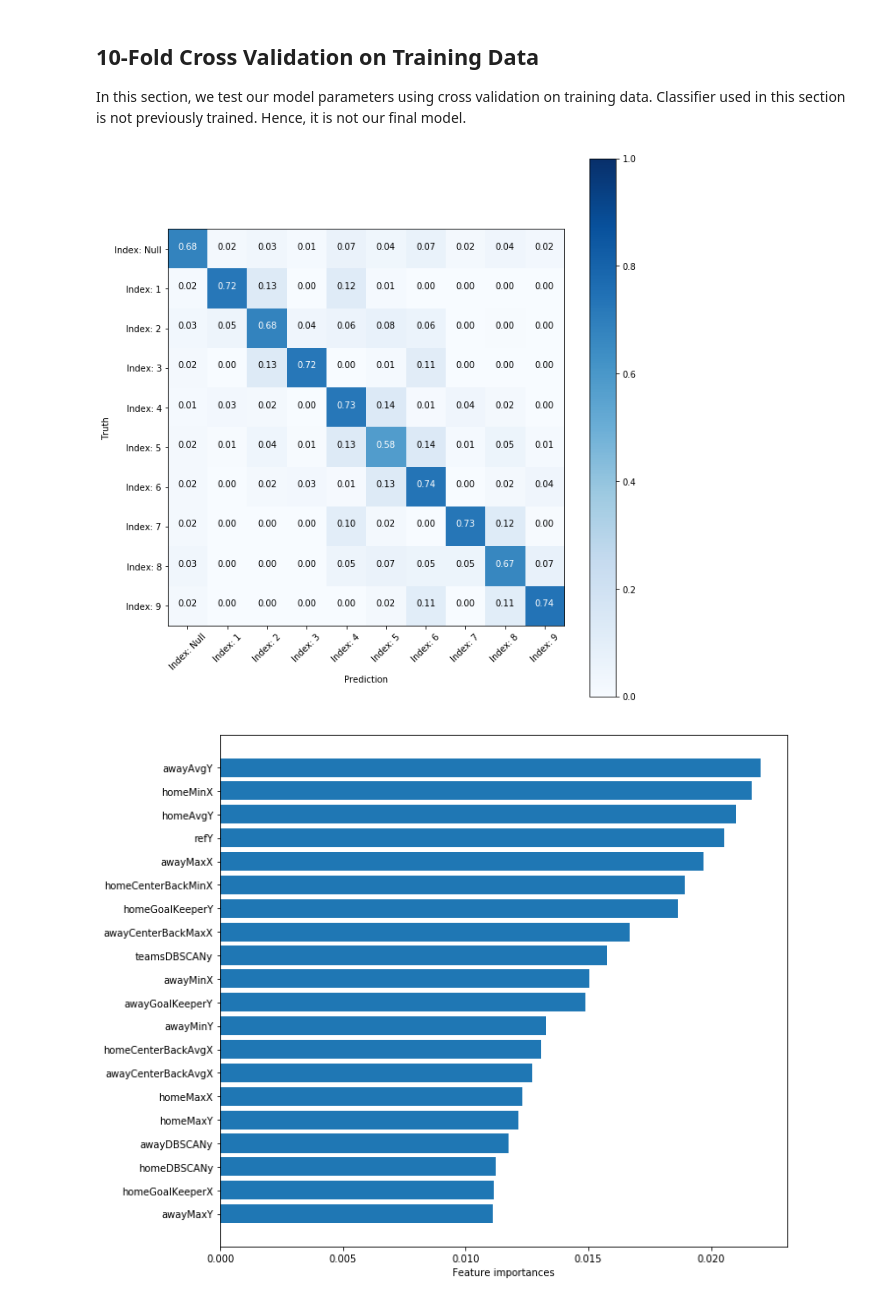
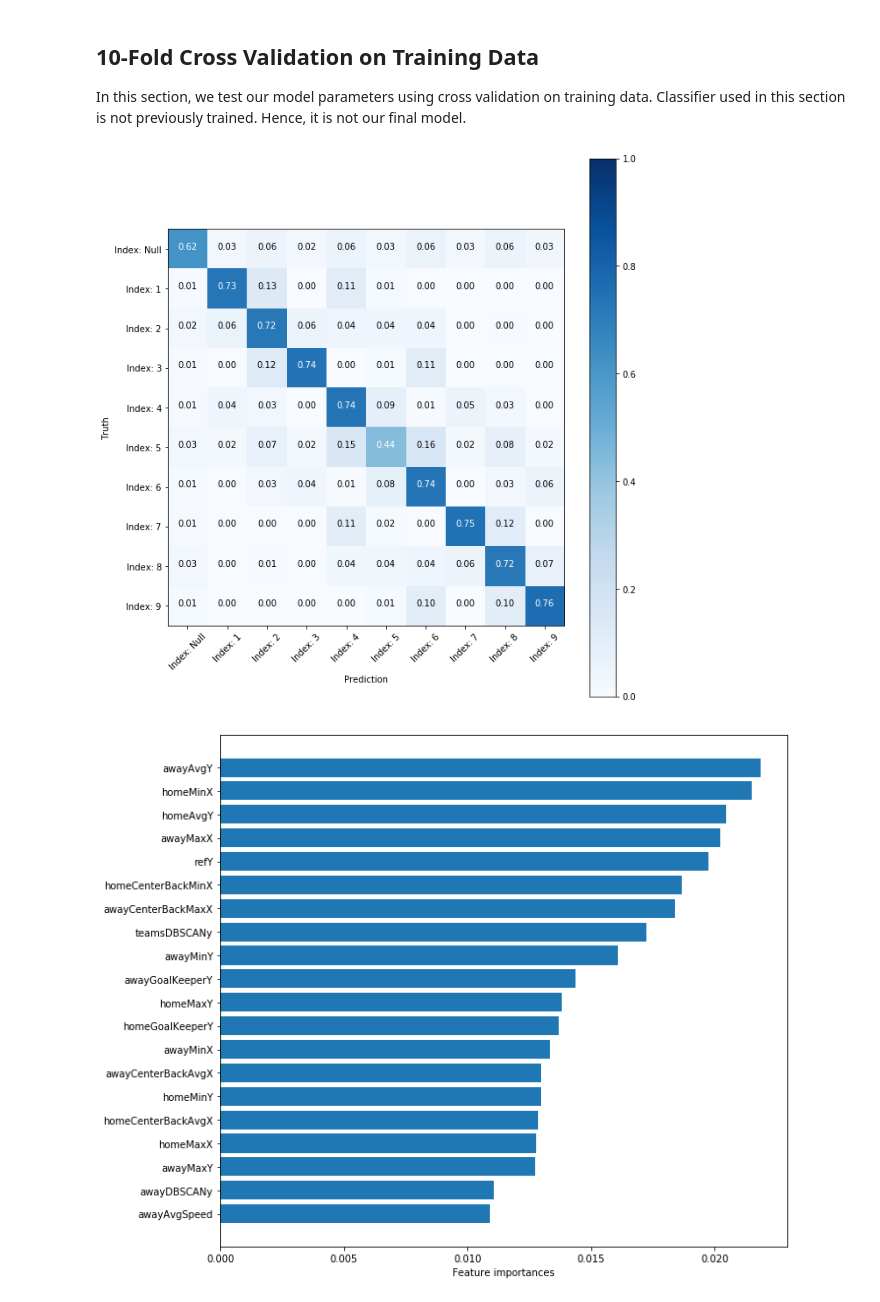
Before and after one commit to anaramirli/predict-soccer-ball-location, a Jupyter notebook: src/classifier-testing.ipynb, the cells around one changed output. Drawn from its saved outputs; the diff is of its cells as text; code cells hidden in the pictures.

```diff
--- a/src/classifier-testing.ipynb
+++ b/src/classifier-testing.ipynb
@@ -41,7 +41,7 @@ train_data = pd.read_csv('../data/general/train/all_train_3.csv')
 classes = ['Index: Null']
 for i in range(1,len((train_data['pitch_index'].unique()))):
     classes.append('Index: ' + str(i))
-feature_names = list(train_data.columns[:-1])
+feature_names = list(train_data.columns[:-3])
 # %% [markdown]
 ## Cross Validation Function
 # %%
@@ -108,7 +108,7 @@ if Counter(train_data['pitch_index']).most_common(2)[0][0]==0:
         count=0
         thserhlod_value=0
         for key, val in sorted(Counter(train_data['pitch_index']).items()):
-                if key!=0 and key!=1 and key!=3 and key!=7 and key!=9:
+                if key!=0 and key!=1 and key!=3 and key!=7 and key!=9 and key!=5:
                     thserhlod_value+=val
                     count+=1
         thserhlod_value= thserhlod_value//(count-1)
@@ -130,7 +130,29 @@ if Counter(train_data['pitch_index']).most_common(2)[0][0]==0:
 
         train_data = train_data.sample(frac=1).reset_index(drop=True)
 
-describe_dataset(train_data.values[:, -1])
+        # Get indices of five_indices samples
+        five_indices = train_data[train_data['pitch_index'] == 5].index
+
+        thserhlod_value=50000
+
+        # Random sample zero_indices
+        random_indices = np.random.choice(five_indices,thserhlod_value, replace=False)
+
+        # Find the indices of non_zero samples
+        non_five_indices = train_data[train_data['pitch_index'] != 5].index
+
+        # Concat non_zero_indices indices with sample zero_indices
+        under_sample_indices = np.concatenate([non_five_indices,random_indices])
+
+        # Get Balance Dataframe
+        train_data = train_data.loc[under_sample_indices]
+
+        train_data = train_data.sample(frac=1).reset_index(drop=True)
+
+
+
+
+describe_dataset(train_data.values[:, -3])
 # %% [output]
 Pitch index counts
 ------------------
@@ -254,25 +276,25 @@ describe_dataset(y_out)
 ## 10-Fold Cross Validation on Training Data
 In this section, we test our model parameters using cross validation on training data. Classifier used in this section is not previously trained. Hence, it is not our final model.
 # %%
-x_train = train_data.values[:, 0:-1]
-y_train = train_data.values[:, -1]
+x_train = train_data.values[:, 0:-3]
+y_train = train_data.values[:, -3]
 
 clf = RandomForestClassifier(
     n_estimators=128,
     criterion='gini',
     min_samples_split=13,
     max_features='sqrt',
     class_weight='balanced_subsample'
 )
 cm, fi = random_forest_cv(
     clf,
     x_train,
     y_train,
     feature_names,
     classes=classes,
     k=10
 )
 # %% [output]
-[figure, old version]
+[figure, new version]
-[figure, old version]
+[figure, new version]
 # %% [markdown]
```
Also changed, not shown: parts of 5 cells of this notebook, 3 other files.
